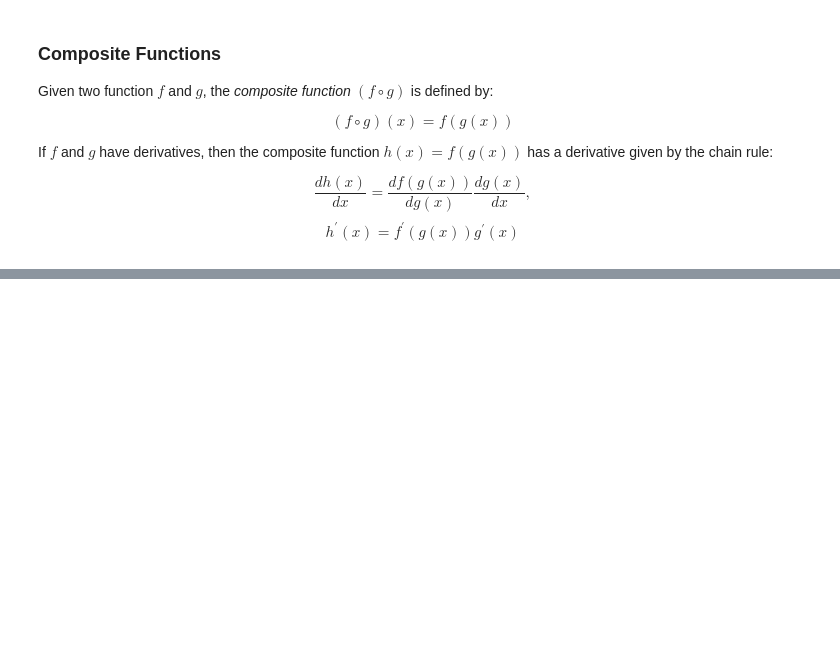
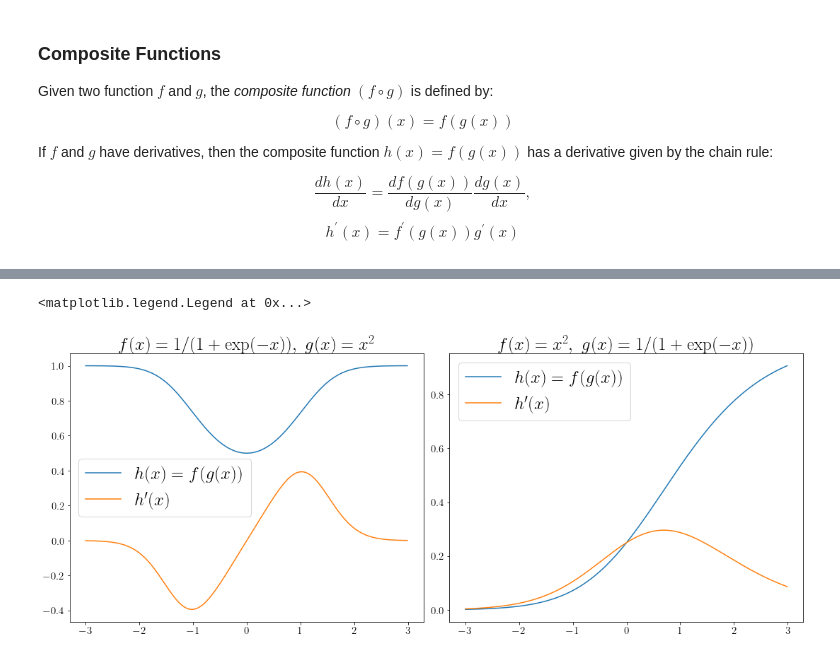
Before and after one commit to visprax/DeepXLearning, a Jupyter notebook: 00-Mathematical-Foundation/mathematical_foundation.ipynb, the cells around one changed output, grey strips where cells are left out. Cells and saved outputs as stored; diff of their text form; code cells hidden in the pictures; blank space fills up the shorter version.

```diff
--- a/00-Mathematical-Foundation/mathematical_foundation.ipynb
+++ b/00-Mathematical-Foundation/mathematical_foundation.ipynb
@@ -52,8 +79,8 @@ def derivate_by_chain_rule(funcs, arr):
     # and that the input range is one dimensional
     assert arr.ndim == 1
 
-    g = funcs[0]
-    f = funcs[1]
+    f = funcs[0]
+    g = funcs[1]
 
     gx = g(arr)
     gprime_x  = derivative(g, arr)
@@ -62,0 +108,21 @@ def derivate_by_chain_rule(funcs, arr):
+# %%
+fig = plt.figure(constrained_layout=True)
+fig.set_figwidth(15)
+fig.set_figheight(6)
+
+gs = GridSpec(1, 2, figure=fig)
+ax1 = fig.add_subplot(gs[0, 0])
+ax2 = fig.add_subplot(gs[0, 1])
+
+ax1.plot(x, h1, label=r"$h(x) = f(g(x))$")
+ax1.plot(x, h1_prime, label=r"$h^{\prime}(x)$")
+ax1.set_title(r"$f(x)=1/(1+\exp(-x)),\ g(x)=x^2$")
+ax1.legend(loc="center left")
+
+ax2.plot(x, h2, label=r"$h(x) = f(g(x))$")
+ax2.plot(x, h2_prime, label=r"$h^{\prime}(x)$")
+ax2.set_title(r"$f(x)=x^2,\ g(x)=1/(1+\exp(-x))$")
+ax2.legend(loc="upper left")
+# %% [output]
+<matplotlib.legend.Legend at 0x...>
+[figure, added]
```
Also changed, not shown: parts of 4 cells of this notebook.
